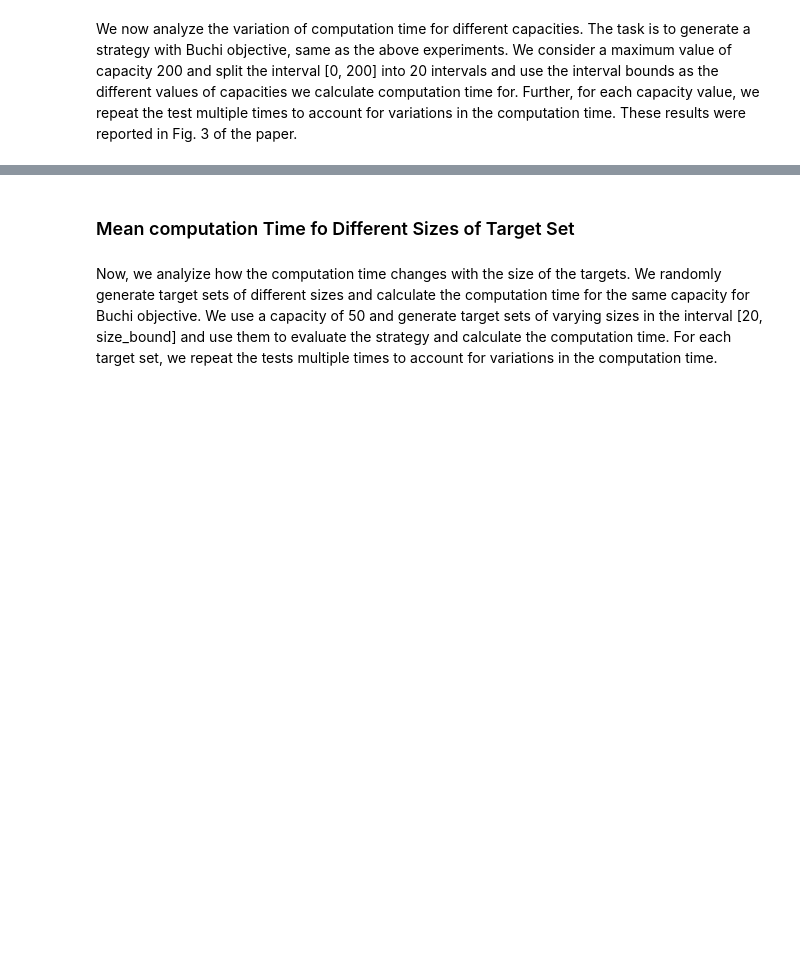
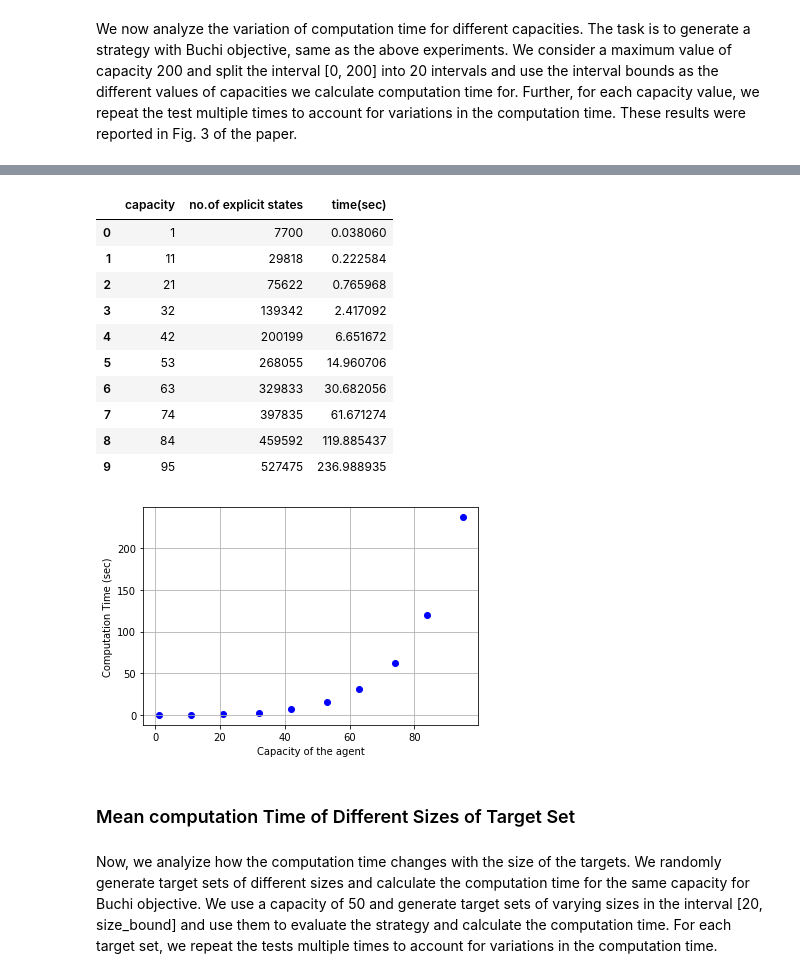
Before and after one commit to FiMDP/FiMDP, a Jupyter notebook: examples/artifact_evaluation.ipynb, the cells around one changed output, grey strips where cells are left out. Saved outputs shown, nothing was run; the diff lists cells and outputs as text; code cells hidden in the pictures; blank space fills up the shorter version.

```diff
--- a/examples/artifact_evaluation.ipynb
+++ b/examples/artifact_evaluation.ipynb
@@ -91,5 +97,36 @@ df
+# %%
+def explicit_mecs(consMDP, T, caps_list, num_tests):
+    comptime = []
+    for cap in caps_list:
+        p, TT = product(consMDP, cap, T)
+        def calc_time():
+            mecs = get_MECs(p)
+        comptime.append((cap, p.num_states, timeit.timeit(calc_time, number=num_tests)/num_tests))
+    return comptime
+# %%
+caps_list = [1,11,21,32,42,53,63,74,84,95]
+comptime_explicit = explicit_mecs(m, targets, caps_list, 3)
+x_val = [val[0] for val in comptime_explicit]; y_val = [val[2] for val in comptime_explicit]
+plt.scatter(x_val, y_val, color='blue')
+plt.xlabel('Capacity of the agent'); plt.ylabel('Computation Time (sec)'); plt.grid()
+df_explicit = pd.DataFrame(comptime_explicit, columns=['capacity', 'no.of explicit states','time(sec)'])
+df_explicit.to_csv("comptime_explicit.csv")
+df_explicit
+# %% [output]
+|  | capacity | no.of explicit states | time(sec) |
+| 0 | 1 | 7700 | 0.038060 |
+| 1 | 11 | 29818 | 0.222584 |
+| 2 | 21 | 75622 | 0.765968 |
+| 3 | 32 | 139342 | 2.417092 |
+| 4 | 42 | 200199 | 6.651672 |
+| 5 | 53 | 268055 | 14.960706 |
+| 6 | 63 | 329833 | 30.682056 |
+| 7 | 74 | 397835 | 61.671274 |
+| 8 | 84 | 459592 | 119.885437 |
+| 9 | 95 | 527475 | 236.988935 |
+[figure, added]
 # %% [markdown]
-### Mean computation Time fo Different Sizes of Target Set
+### Mean computation Time of Different Sizes of Target Set
 # %% [markdown]
 Now, we analyize how the computation time changes with the size of the targets. We randomly generate target sets of different sizes and calculate the computation time for the same capacity for Buchi objective. We use a capacity of 50 and generate target sets of varying sizes in the interval [20, size_bound] and use them to evaluate the strategy and calculate the computation time. For each target set, we repeat the tests multiple times to account for variations in the computation time.
 # %%
```
Also changed, not shown: parts of 5 cells of this notebook, 2 other files.
